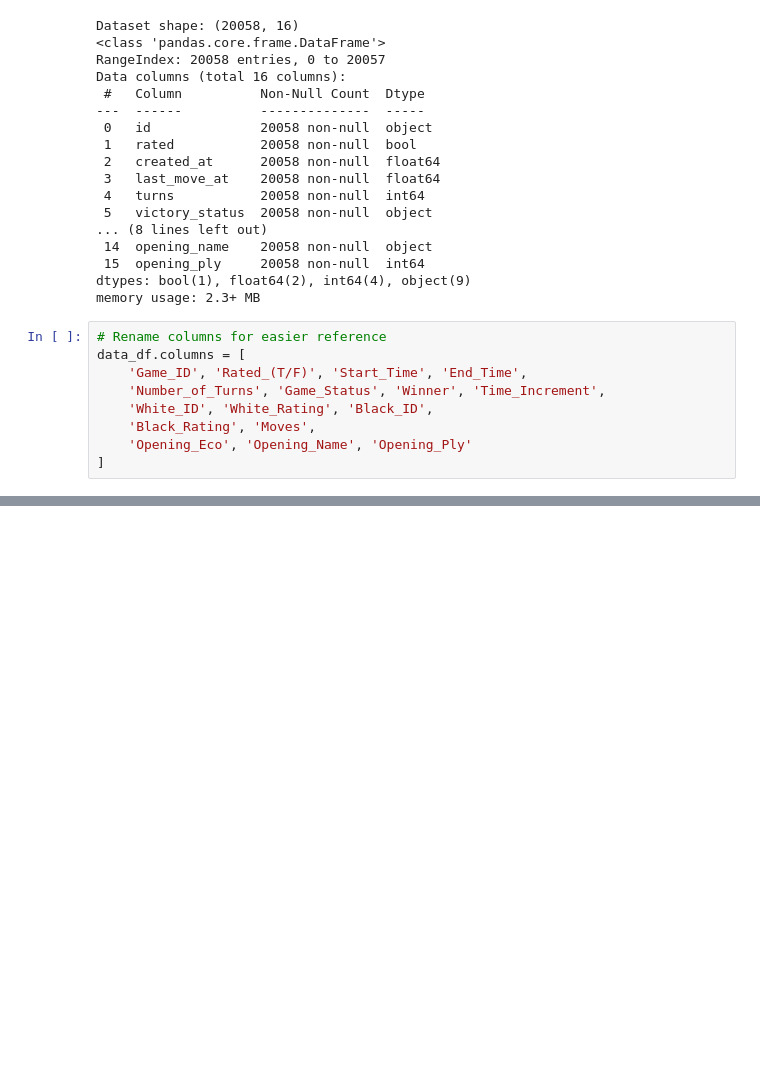
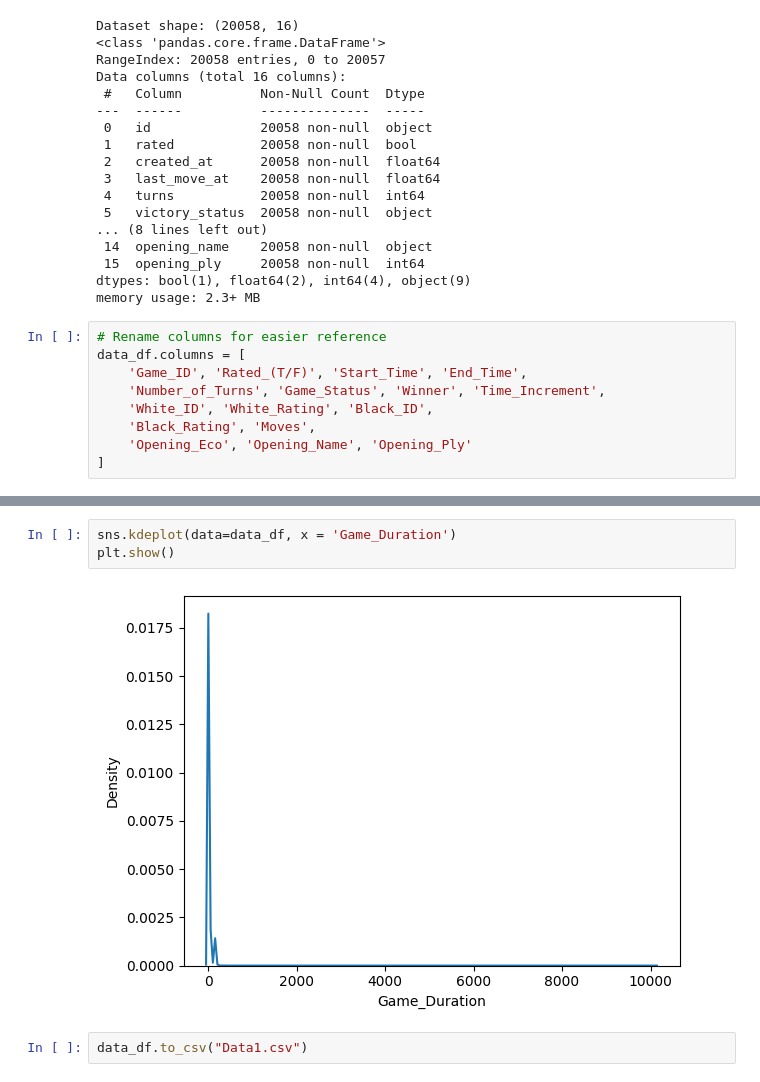
Before and after one commit to Dibij/Chess, a Jupyter notebook: Processing.ipynb, the cells around one changed output, grey strips where cells are left out. Cells and saved outputs as stored; diff of their text form; blank space fills up the shorter version.

```diff
--- a/Processing.ipynb
+++ b/Processing.ipynb
@@ -168,0 +140,7 @@ data_df.to_csv('Clean_Chess_Data.csv', index=False)
+# %%
+sns.kdeplot(data=data_df, x = 'Game_Duration')
+plt.show()
+# %% [output]
+[figure, added]
+# %%
+data_df.to_csv("Data1.csv")
```
Also changed, not shown: parts of 29 cells of this notebook.
